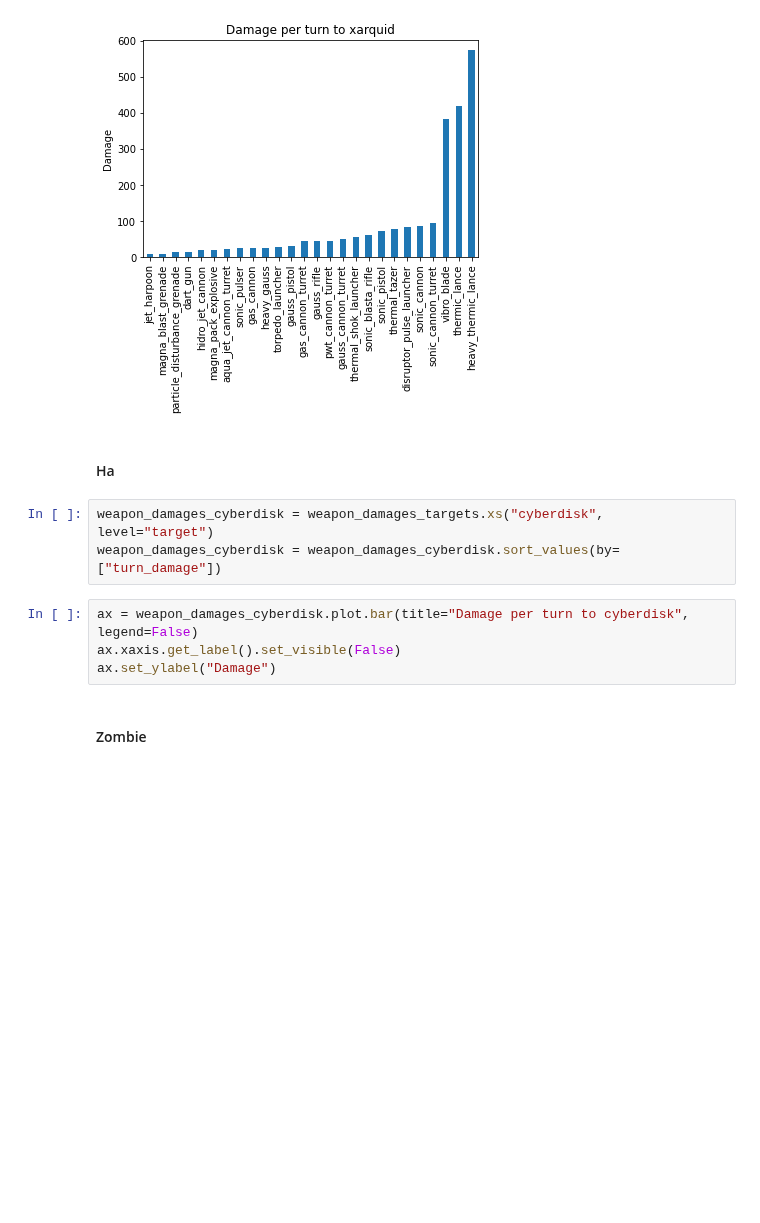
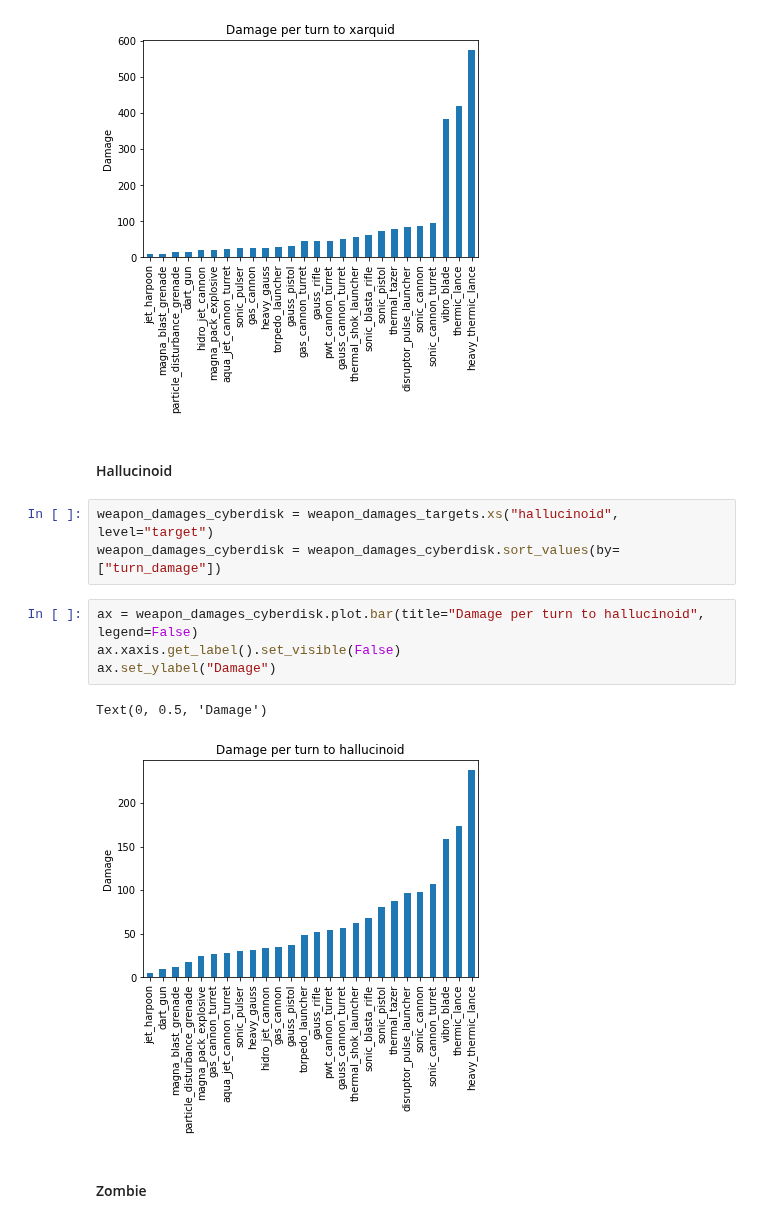
Before and after one commit to Bernardo-MG/xcom-analysis-jupyter-notebook, a Jupyter notebook: terror_from_the_deep/weapon_damage_target.ipynb, the cells around one changed output. Cells and saved outputs as stored; diff of their text form; blank space fills up the shorter version.

```diff
--- a/terror_from_the_deep/weapon_damage_target.ipynb
+++ b/terror_from_the_deep/weapon_damage_target.ipynb
@@ -334,14 +344,17 @@ ax.set_ylabel("Damage")
 Text(0, 0.5, 'Damage')
 [figure]
 # %% [markdown]
-#### Ha
+#### Hallucinoid
 # %%
-weapon_damages_cyberdisk = weapon_damages_targets.xs("cyberdisk", level="target")
+weapon_damages_cyberdisk = weapon_damages_targets.xs("hallucinoid", level="target")
 weapon_damages_cyberdisk = weapon_damages_cyberdisk.sort_values(by=["turn_damage"])
 # %%
-ax = weapon_damages_cyberdisk.plot.bar(title="Damage per turn to cyberdisk", legend=False)
+ax = weapon_damages_cyberdisk.plot.bar(title="Damage per turn to hallucinoid", legend=False)
 ax.xaxis.get_label().set_visible(False)
 ax.set_ylabel("Damage")
+# %% [output]
+Text(0, 0.5, 'Damage')
+[figure, added]
 # %% [markdown]
 #### Zombie
 # %%
```
Also changed, not shown: parts of 6 cells of this notebook, 1 other file.
